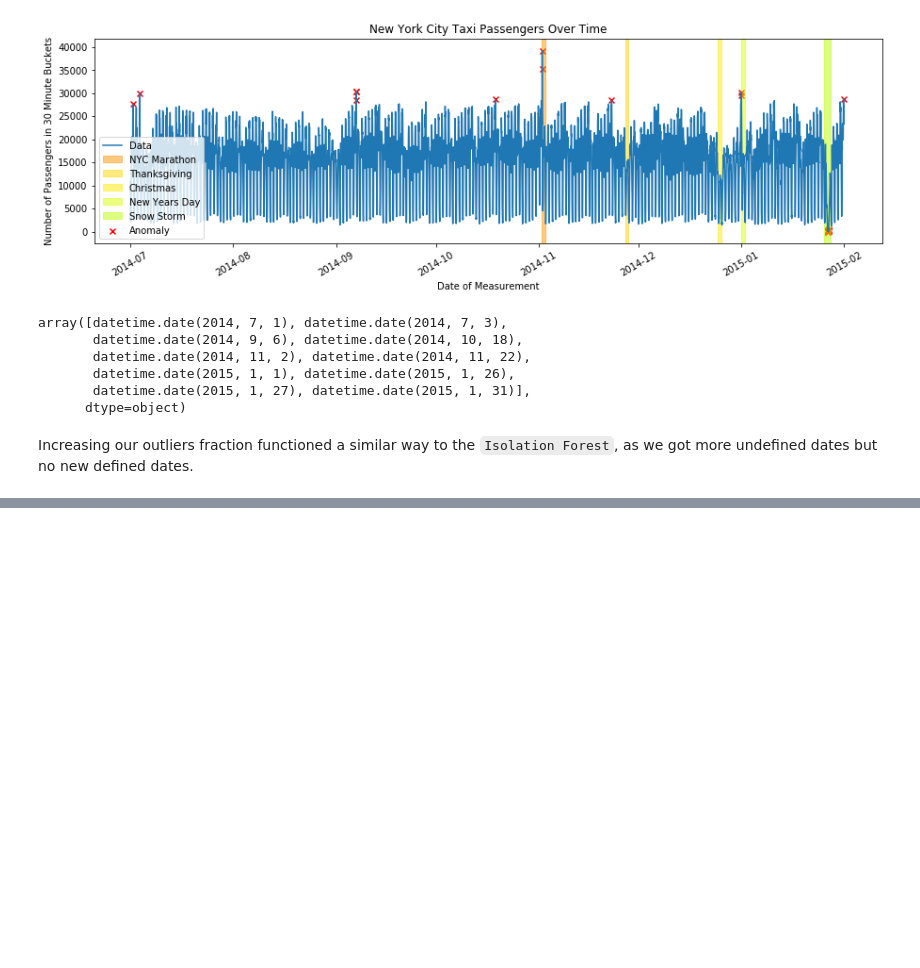
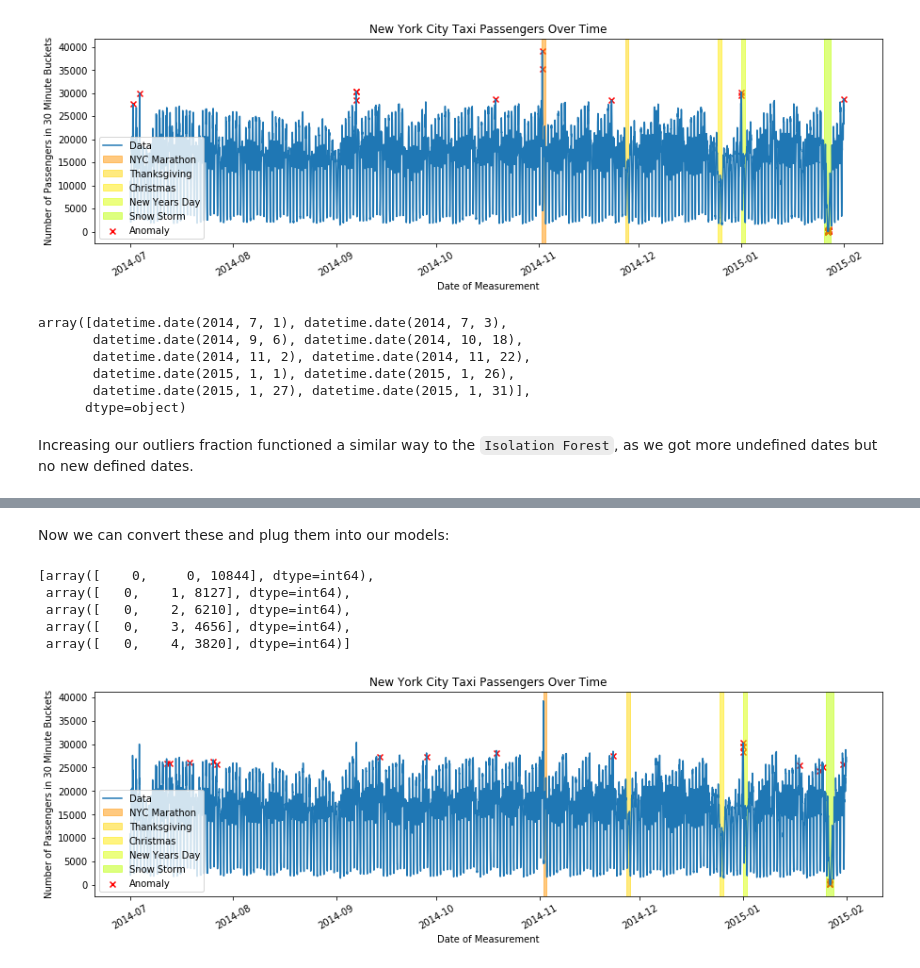
Before and after one commit to justinro-underscore/EECS731Projects, a Jupyter notebook: project6/Taxi Passenger Count Analysis.ipynb, the cells around one changed output, grey strips where cells are left out. Saved outputs shown, nothing was run; the diff lists cells and outputs as text; code cells hidden in the pictures; blank space fills up the shorter version.

```diff
--- a/project6/Taxi Passenger Count Analysis.ipynb
+++ b/project6/Taxi Passenger Count Analysis.ipynb
@@ -293,0 +300,4 @@ Increasing our outliers fraction functioned a similar way to the `Isolation Fore
+# %%
+taxi_df["date"] = [d.date() for d in taxi_df['timestamp']]
+taxi_df["time"] = [d.time() for d in taxi_df['timestamp']]
+taxi_df.head()
@@ -293,0 +311,25 @@ Increasing our outliers fraction functioned a similar way to the `Isolation Fore
+# %% [markdown]
+Now we can convert these and plug them into our models:
+# %%
+converted_data = []
+date_groups = taxi_df.groupby("date")
+for i, (name, group) in enumerate(date_groups):
+    arr = list(zip(range(48), group["num_passengers"].values))
+    converted_data.extend(np.array(list(map(lambda x: (i, x[0], x[1]), arr))))
+converted_data[:5]
+# %% [output]
+[array([    0,     0, 10844], dtype=int64),
+ array([   0,    1, 8127], dtype=int64),
+ array([   0,    2, 6210], dtype=int64),
+ array([   0,    3, 4656], dtype=int64),
+ array([   0,    4, 3820], dtype=int64)]
+# %%
+outliers_fraction = 0.002
+if_model = IsolationForest(contamination=outliers_fraction, behaviour="new")
+if_pred = if_model.fit_predict(converted_data)
+
+taxi_df_w_anomalies = taxi_df.merge(pd.Series(if_pred, name="anomaly"), left_index=True, right_index=True)
+anomalies = taxi_df_w_anomalies.loc[taxi_df_w_anomalies["anomaly"] != 1]
+show_anomaly_data(anomalies)
+# %% [output]
+[figure, added]
```
Also changed, not shown: parts of 12 cells of this notebook.
